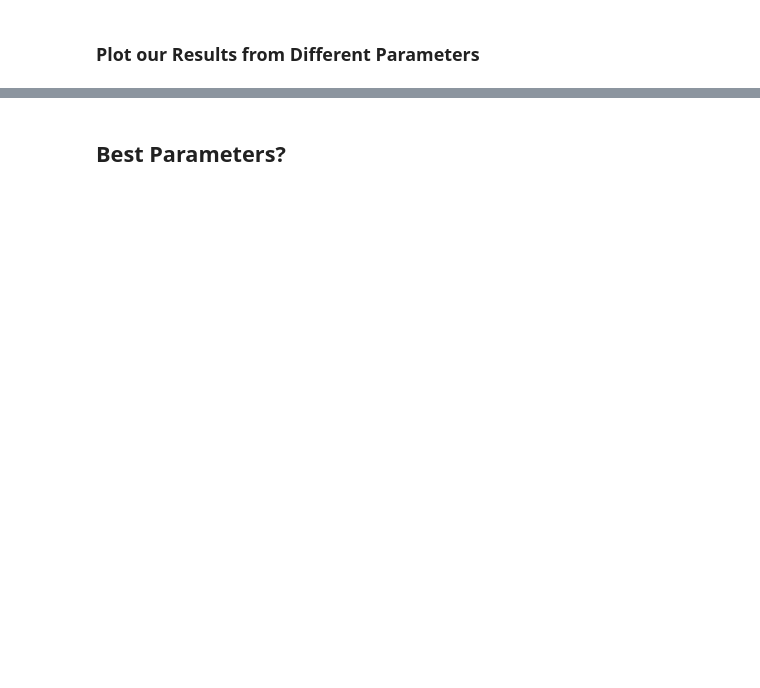
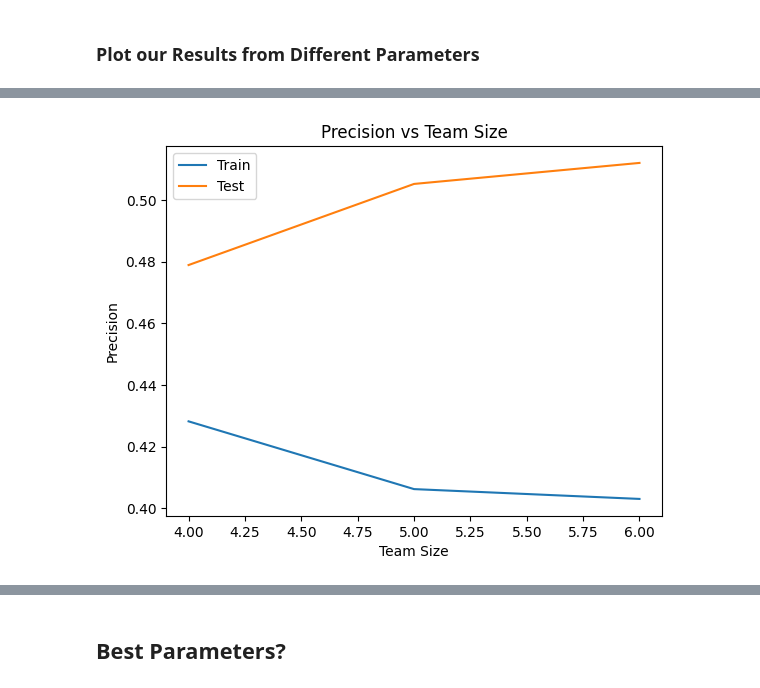
Before and after one commit to CharlesO55/DATA102-MAL_Scraper, a Jupyter notebook: MP/2 ARules.ipynb, the cells around one changed output, grey strips where cells are left out. Drawn from its saved outputs; the diff is of its cells as text; code cells hidden in the pictures; blank space fills up the shorter version.

```diff
--- a/MP/2 ARules.ipynb
+++ b/MP/2 ARules.ipynb
@@ -596,8 +596,8 @@ def ScoreParameters(df_X_train, df_X_test, SUPPORT_RANGE, CONFIDENCE_RANGE, Z_RA
 
     return df_MutltipleTests
 # %%
-df_ParamScores = ScoreParameters(df_X_train = X_train, df_X_test = X_test, SUPPORT_RANGE= np.arange(-35, -19, 5), CONFIDENCE_RANGE= np.arange(25, 76, 25))
-df_ParamScores.to_csv(OUTPUT_FOLDER+ 'ARules_Scores_VA.csv')
+# df_ParamScores = ScoreParameters(df_X_train = X_train, df_X_test = X_test, SUPPORT_RANGE= [-20, -30, -40, -50], CONFIDENCE_RANGE= [20, 30, 40, 50], Z_RANGE= [4, 5, 6, 7] )
+# df_ParamScores.to_csv(OUTPUT_FOLDER+ 'ARules_Scores_VA.csv')
 
-# df_ParamScores = pd.read_csv(OUTPUT_FOLDER+ 'ARules_Scores_VA.csv')
+df_ParamScores = pd.read_csv(OUTPUT_FOLDER+ 'ARules_Scores_VA.csv')
 df_ParamScores
@@ -608,0 +626,15 @@ sns.pairplot(df_ParamScores.loc[:,'Avg_Team_Projects':], hue='Is_Train', diag_ki
+# %%
+df_Plot = df_ParamScores.groupby(['Is_Train', 'Min_Team']).Avg_Score.mean()
+
+plt.plot(df_Plot[False], label='Train')
+plt.plot(df_Plot[True], label='Test')
+
+plt.title("Precision vs Team Size")
+plt.xlabel("Team Size")
+plt.ylabel("Precision")
+
+plt.legend()
+plt.savefig('Scores/ARules_TeamSize.png')
+plt.show()
+# %% [output]
+[figure, added]
```
Also changed, not shown: parts of 23 cells of this notebook, 37 other files.
